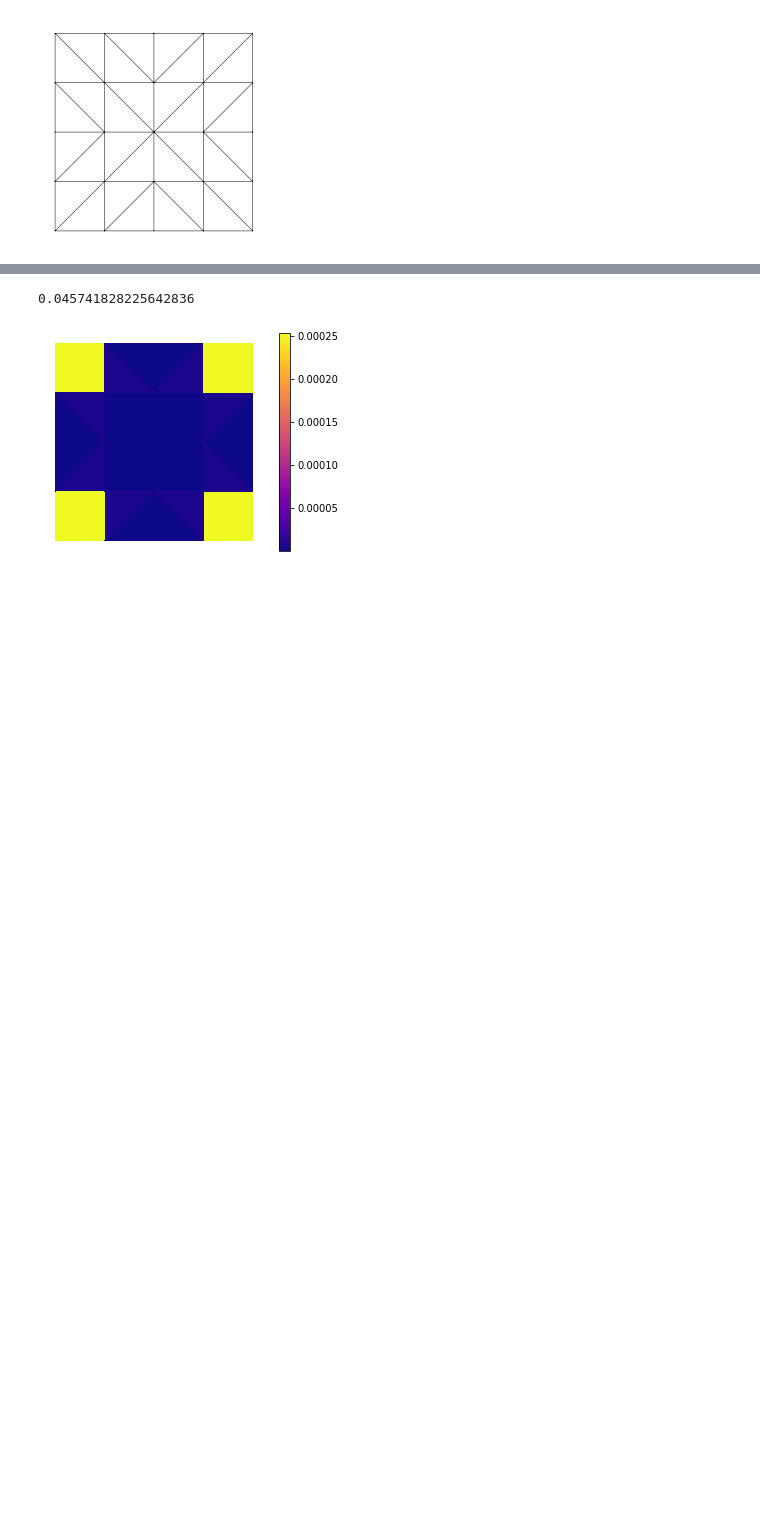
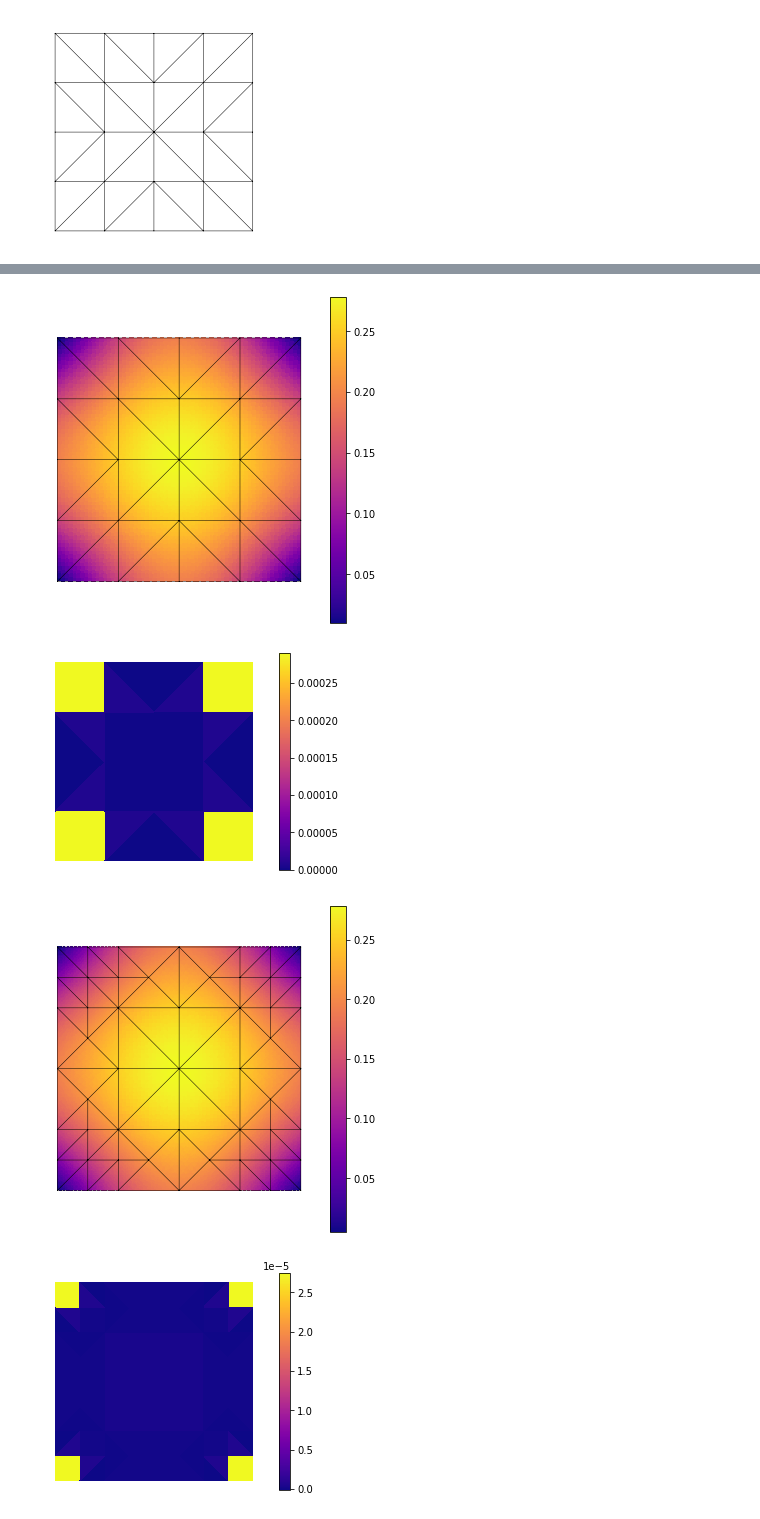
Before and after one commit to kinnala/kirchhoff-nitsche-ex2, a Jupyter notebook: nitsche_corners.ipynb, the cells around one changed output, grey strips where cells are left out. Drawn from its saved outputs; the diff is of its cells as text; code cells hidden in the pictures; blank space fills up the shorter version.

```diff
--- a/nitsche_corners.ipynb
+++ b/nitsche_corners.ipynb
@@ -152,64 +202,9 @@ np.max(y[basis.nodal_dofs[0]]) - np.max(x[basis.nodal_dofs[0]])
-# %%
-# interior error
-
-@Functional
-def est_interior(w):
-    from skfem.helpers import dddd
-    u = w['w']
-    D4u = dddd(u)
-    return w.h ** 4 * (D * (D4u[0, 0, 0, 0]\
-                            + 2 * D4u[0, 0, 1, 1]\
-                            + D4u[1, 1, 1, 1]) - F(*w.x)) ** 2
-
-interpx = basis.interpolate(x)
-
-estimators1 = est_interior.elemental(basis, w=interpx)
-
-# interior jumps
-
-@Functional
-def est_Mjump(w):
-    from skfem.helpers import dd
-    u0, u1 = w['w'], w['w1']
-    return w.h * (Mnn(dd(u0), w.n) - Mnn(dd(u1), w.n)) ** 2
-
-@Functional
-def est_Vjump(w):
-    from skfem.helpers import ddd
-    u0, u1 = w['w'], w['w1']
-    return w.h ** 3 * (Vn(ddd(u0), w.n) - Vn(ddd(u1), w.n)) ** 2
-
-fb0 = FacetBasis(m, e, side=0)
-fb1 = FacetBasis(m, e, side=1)
-
-w0 = fb0.interpolate(x)
-w1 = fb1.interpolate(x)
-
-estimators2 = np.zeros(m.facets.shape[1])
-estimators2[m.interior_facets()] = est_Mjump.elemental(fb0, w=w0, w1=w1)
-estimators2[m.interior_facets()] += est_Vjump.elemental(fb0, w=w0, w1=w1)
-estimators2 = 0.5 * np.sum(estimators2[m.t2f], axis=0)
-
-
-# boundary error
-
-@Functional
-def bnd_error(w):
-    from skfem.helpers import ddd
-    u = w['w']
-    return w.h ** 3 * Vn(ddd(u), w.n) ** 2
-
-
-estimators3 = np.zeros(m.facets.shape[1])
-estimators3[m.boundary_facets()] = bnd_error.elemental(fbasis, w=fbasis.interpolate(x))
-estimators3 = np.sum(estimators3[m.t2f], axis=0)
-
-# sum total
-
-estimators = estimators1 + estimators2 + estimators3
-
-plot(m, estimators, colorbar=True)
-np.sqrt(np.sum(estimators))
-# %% [output]
-0.045741828225642836
-[figure, removed]
+# %%
+for _ in range(5):
+    est = problem(m)
+    m.refine(adaptive_theta(est))
+# %% [output]
+[figure, added]
+[figure, added]
+[figure, added]
+[figure, added]
```
Also changed, not shown: parts of 6 cells of this notebook.
